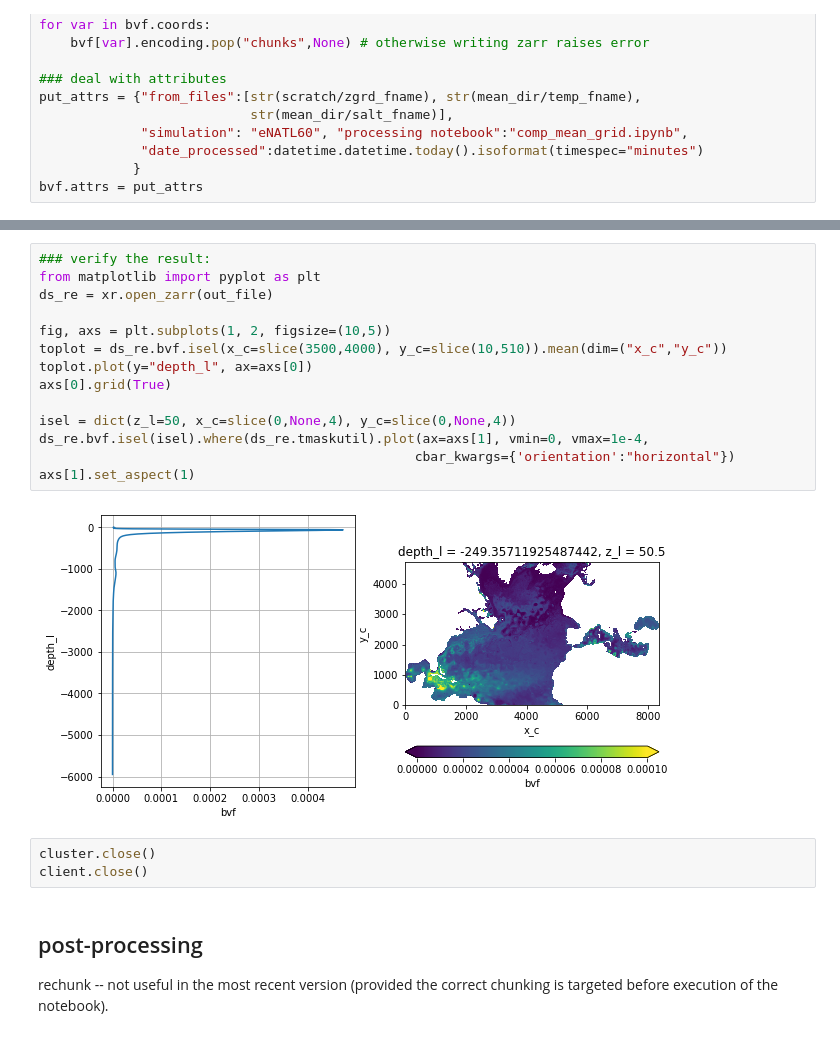
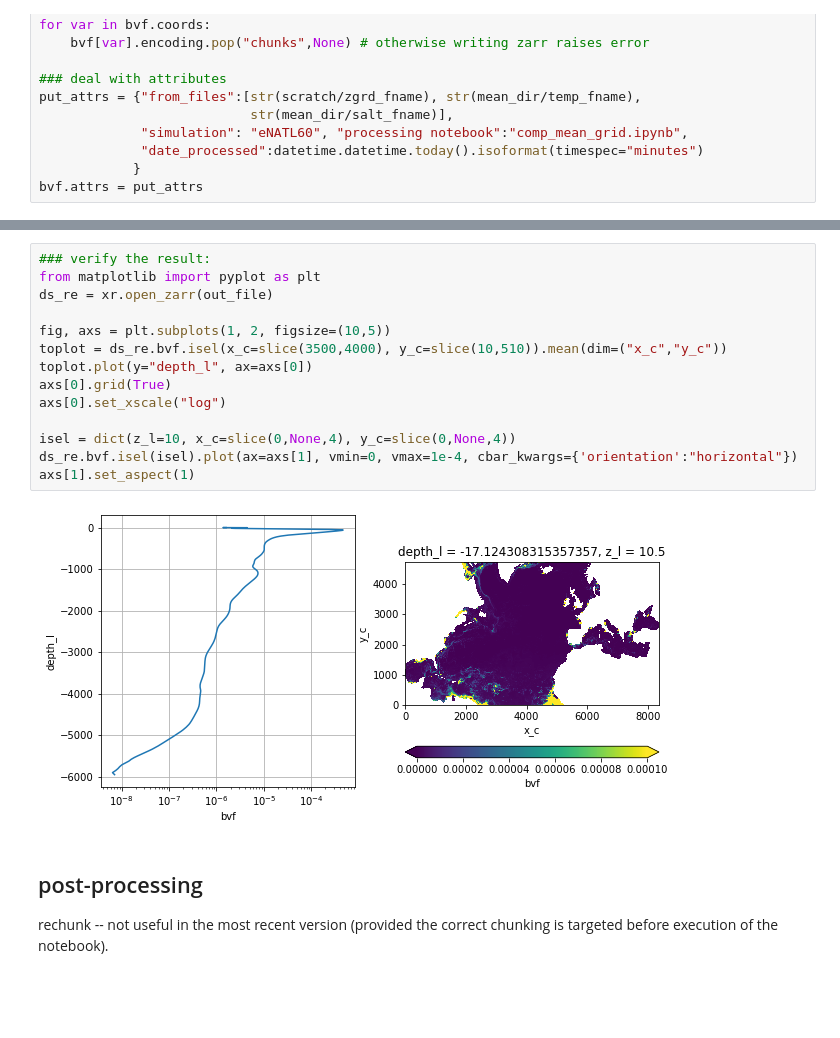
Before and after one commit to NoeLahaye/ITideNATL, a Jupyter notebook: processing/pre_proj/compute_mean_stratif.ipynb, the cells around one changed output, grey strips where cells are left out. Drawn from its saved outputs; the diff is of its cells as text; blank space fills up the shorter version.

```diff
--- a/processing/pre_proj/compute_mean_stratif.ipynb
+++ b/processing/pre_proj/compute_mean_stratif.ipynb
@@ -155,22 +182,19 @@ Wall time: 6min 20s
 # %%
 ### verify the result:
 from matplotlib import pyplot as plt
 ds_re = xr.open_zarr(out_file)
 
 fig, axs = plt.subplots(1, 2, figsize=(10,5))
 toplot = ds_re.bvf.isel(x_c=slice(3500,4000), y_c=slice(10,510)).mean(dim=("x_c","y_c"))
 toplot.plot(y="depth_l", ax=axs[0])
 axs[0].grid(True)
+axs[0].set_xscale("log")
 
-isel = dict(z_l=50, x_c=slice(0,None,4), y_c=slice(0,None,4))
-ds_re.bvf.isel(isel).where(ds_re.tmaskutil).plot(ax=axs[1], vmin=0, vmax=1e-4,
-                                                cbar_kwargs={'orientation':"horizontal"})
+isel = dict(z_l=10, x_c=slice(0,None,4), y_c=slice(0,None,4))
+ds_re.bvf.isel(isel).plot(ax=axs[1], vmin=0, vmax=1e-4, cbar_kwargs={'orientation':"horizontal"})
 axs[1].set_aspect(1)
 # %% [output]
-[figure, old version]
+[figure, new version]
-# %%
-cluster.close()
-client.close()
 # %% [markdown]
 ## post-processing
 rechunk -- not useful in the most recent version (provided the correct chunking is targeted before execution of the notebook).
```
Also changed, not shown: parts of 5 cells of this notebook, 7 other files.
